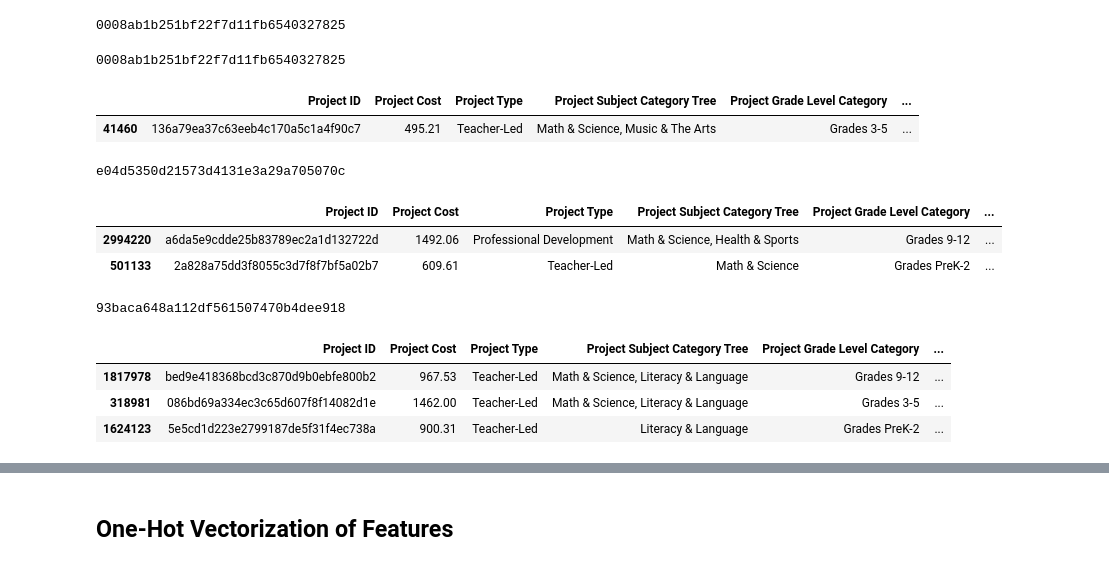
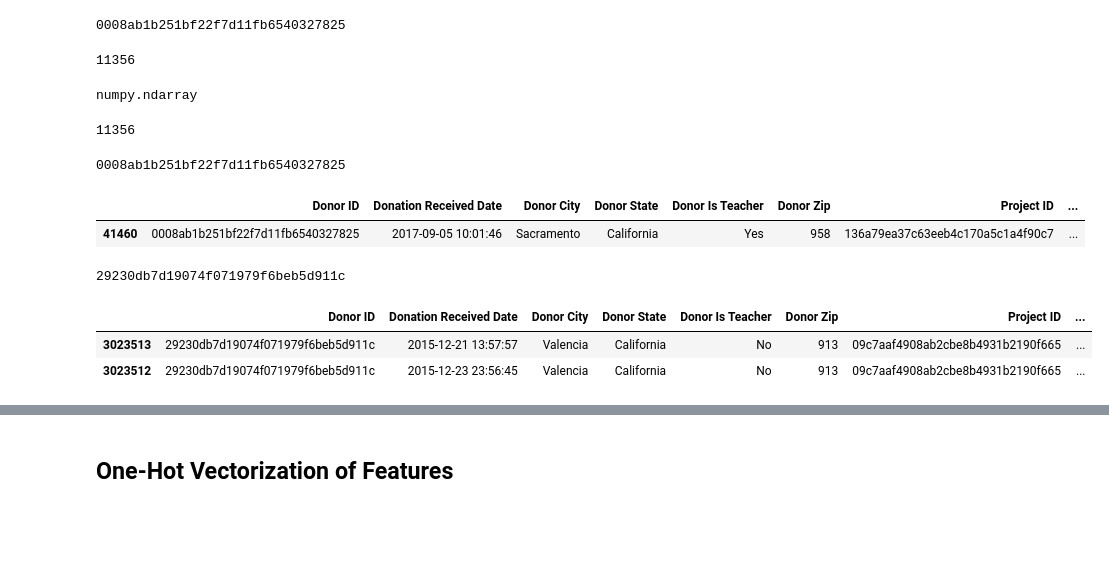
Before and after one commit to prasunshrestha/recommendation_system_for_donors, a Jupyter notebook: Collaborative recommender system.ipynb, the cells around one changed output, grey strips where cells are left out. Drawn from its saved outputs; the diff is of its cells as text; code cells hidden in the pictures; blank space fills up the shorter version.

```diff
--- a/Collaborative recommender system.ipynb
+++ b/Collaborative recommender system.ipynb
@@ -9,11 +9,14 @@ import random as rd
 from sklearn.preprocessing import OneHotEncoder as OHE
 from sklearn.metrics.pairwise import cosine_similarity
 from sklearn.preprocessing import StandardScaler
-
+from sklearn.metrics.pairwise import cosine_similarity
+from sklearn.metrics.pairwise import euclidean_distances
 # ignore warnings
 import warnings
 warnings.filterwarnings('ignore')
 
+pd.set_option('display.max_columns', 500)
+
 rd.seed(123)
 # %%
 # import all the files
@@ -148,7 +151,9 @@ Validation data shape:
  (47695, 36)
 # %%
 from sklearn import preprocessing
-x = np.reshape(donations_cal_train["Project Cost"].values,(-1,447507))
-min_max_scaler = preprocessing.MinMaxScaler()
-x_scaled = min_max_scaler.fit_transform(x)
-Proj_cost_Scaled = x_scaled.tolist
+#x = np.reshape(donations_cal_train["Project Cost"].values,(-1,447507))
+# min_max_scaler = preprocessing.MinMaxScaler()
+# x_scaled = min_max_scaler.fit_transform(x)
+# Proj_cost_Scaled = x_scaled.tolist
+
+donations_cal_train['Project_cost_scaled'] = preprocessing.MinMaxScaler().fit_transform(donations_cal_train['Project Cost'].values.reshape(-1,1))
@@ -159,5 +160,3 @@ array([[0., 0., 0., ..., 0., 0., 0.]])
-# %%
-donations_cal_train["Project_cost_scaled"] = Proj_cost_Scaled
 # %%
 donations_cal_train.head(2)
 # %% [output]
@@ -256,27 +334,41 @@ donor_1 = donations_cal_valid[donations_cal_valid["Donor ID"] =="0008ab1b251bf22
+# %%
+
+cos_sim = cosine_similarity(Donor_profile,Donor_1_profile)
+print(cos_sim.argmax())
+#cos_sim.argsort()[-5:][::-1]
+#idx = (-cos_sim).argsort()[:5]
+#print(type(cos_sim))
+#cos_df = pd.DataFrame(cos_sim)
+#print(cos_df)
+# %% [output]
+11356
+# %%
+type(cos_sim)
+numpy.sort
+# %% [output]
+numpy.ndarray
+# %%
+
+euc_dis = euclidean_distances(Donor_profile,Donor_1_profile)
+euc_dis.argmin()
+# %% [output]
+11356
 # %%
 # Selected donor
 print(donors_val_list[1])
-donations_cal_valid[donations_cal_valid["Donor ID"] =="0008ab1b251bf22f7d11fb6540327825"][['Project ID', 'Project Cost', 'Project Type','Project Subject Category Tree','Project Grade Level Category', 'Project Resource Category','Project Current Status','School Metro Type', 'School State']].head(1)
+donations_cal_valid[donations_cal_valid["Donor ID"] =="0008ab1b251bf22f7d11fb6540327825"].head(1)
+#[['Project ID', 'Project Cost', 'Project Type','Project Subject Category Tree','Project Grade Level Category', 'Project Resource Category','Project Current Status','School Metro Type', 'School State']]
 # %% [output]
 0008ab1b251bf22f7d11fb6540327825
-|  | Project ID | Project Cost | Project Type | Project Subject Category Tree | Project Grade Level Category | ... |
-| 41460 | 136a79ea37c63eeb4c170a5c1a4f90c7 | 495.21 | Teacher-Led | Math & Science, Music & The Arts | Grades 3-5 | ... |
+|  | Donor ID | Donation Received Date | Donor City | Donor State | Donor Is Teacher | Donor Zip | Project ID | ... |
+| 41460 | 0008ab1b251bf22f7d11fb6540327825 | 2017-09-05 10:01:46 | Sacramento | California | Yes | 958 | 136a79ea37c63eeb4c170a5c1a4f90c7 | ... |
 # %%
-#61920 Cosine
-print(donations_cal_train_gp_new[donations_cal_train_gp_new["row_num"]==61920]["Donor ID"].values[0])
-donations_cal_train[donations_cal_train["Donor ID"] =="e04d5350d21573d4131e3a29a705070c"][['Project ID', 'Project Cost', 'Project Type','Project Subject Category Tree','Project Grade Level Category', 'Project Resource Category','Project Current Status','School Metro Type', 'School State']]
+#11356 Cosine
+print(donations_cal_train_gp_new[donations_cal_train_gp_new["row_num"]==11356]["Donor ID"].values[0])
+donations_cal_train[donations_cal_train["Donor ID"] =="29230db7d19074f071979f6beb5d911c"]
+#[['Project ID', 'Project Cost', 'Project Type','Project Subject Category Tree','Project Grade Level Category', 'Project Resource Category','Project Current Status','School Metro Type', 'School State']]
 # %% [output]
-e04d5350d21573d4131e3a29a705070c
+29230db7d19074f071979f6beb5d911c
-|  | Project ID | Project Cost | Project Type | Project Subject Category Tree | Project Grade Level Category | ... |
-| 2994220 | a6da5e9cdde25b83789ec2a1d132722d | 1492.06 | Professional Development | Math & Science, Health & Sports | Grades 9-12 | ... |
-| 501133 | 2a828a75dd3f8055c3d7f8f7bf5a02b7 | 609.61 | Teacher-Led | Math & Science | Grades PreK-2 | ... |
+|  | Donor ID | Donation Received Date | Donor City | Donor State | Donor Is Teacher | Donor Zip | Project ID | ... |
+| 3023513 | 29230db7d19074f071979f6beb5d911c | 2015-12-21 13:57:57 | Valencia | California | No | 913 | 09c7aaf4908ab2cbe8b4931b2190f665 | ... |
+| 3023512 | 29230db7d19074f071979f6beb5d911c | 2015-12-23 23:56:45 | Valencia | California | No | 913 | 09c7aaf4908ab2cbe8b4931b2190f665 | ... |
-# %%
-# 40813 Eucledian
-print(donations_cal_train_gp_new[donations_cal_train_gp_new["row_num"]==40813]["Donor ID"].values[0])
-donations_cal_train[donations_cal_train["Donor ID"] =="93baca648a112df561507470b4dee918"][['Project ID', 'Project Cost', 'Project Type','Project Subject Category Tree','Project Grade Level Category', 'Project Resource Category','Project Current Status','School Metro Type', 'School State']]
-# %% [output]
-93baca648a112df561507470b4dee918
-|  | Project ID | Project Cost | Project Type | Project Subject Category Tree | Project Grade Level Category | ... |
-| 1817978 | bed9e418368bcd3c870d9b0ebfe800b2 | 967.53 | Teacher-Led | Math & Science, Literacy & Language | Grades 9-12 | ... |
-| 318981 | 086bd69a334ec3c65d607f8f14082d1e | 1462.00 | Teacher-Led | Math & Science, Literacy & Language | Grades 3-5 | ... |
-| 1624123 | 5e5cd1d223e2799187de5f31f4ec738a | 900.31 | Teacher-Led | Literacy & Language | Grades PreK-2 | ... |
```
Also changed, not shown: parts of 24 cells of this notebook.
